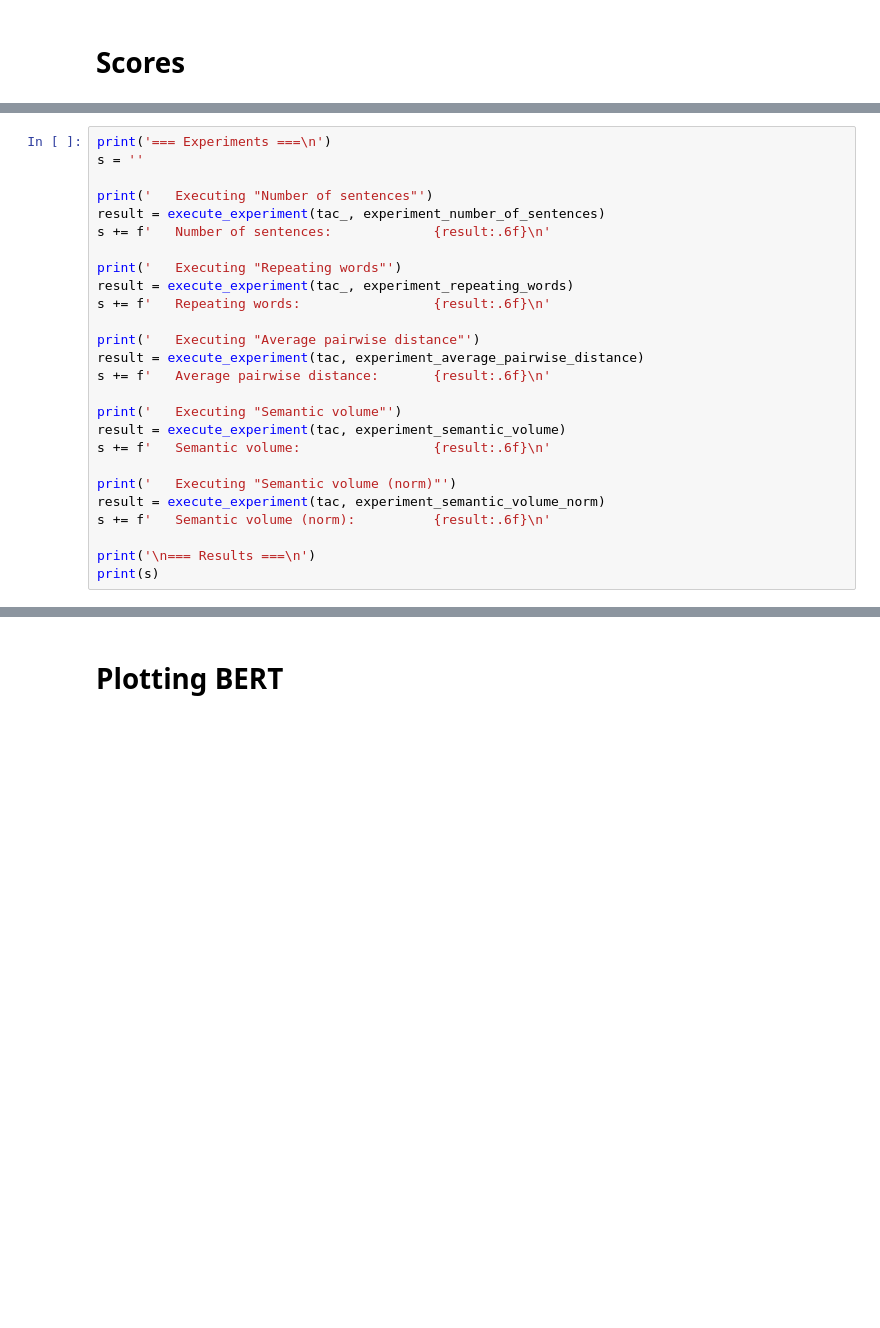
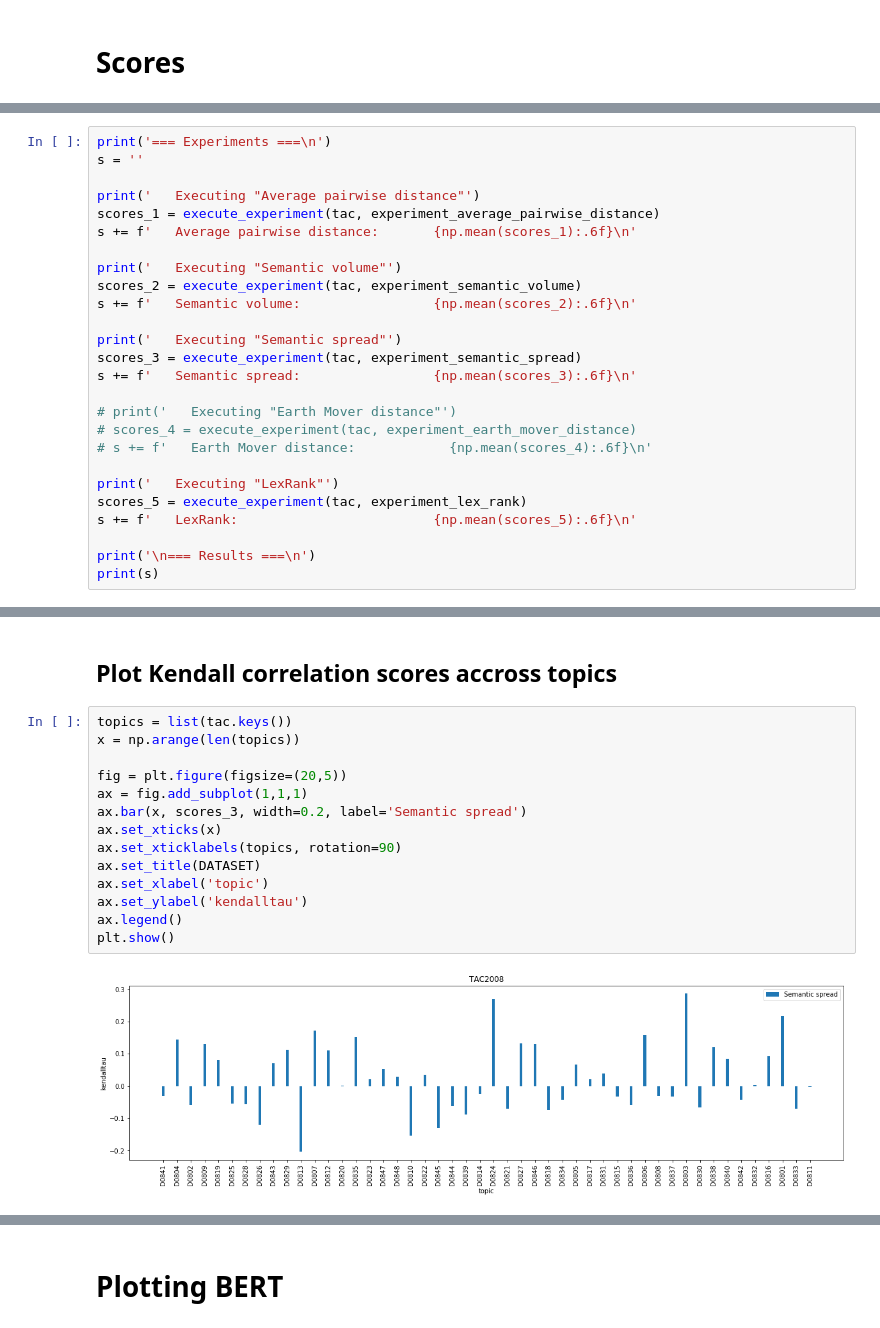
Before and after one commit to korunosk/geometry-of-text-summarization, a Jupyter notebook: main.ipynb, the cells around one changed output, grey strips where cells are left out. Drawn from its saved outputs; the diff is of its cells as text; blank space fills up the shorter version.

```diff
--- a/main.ipynb
+++ b/main.ipynb
@@ -214,25 +232,25 @@ tac = load_data(DATASET, encoded=True)
 print('=== Experiments ===\n')
 s = ''
 
-print('   Executing "Number of sentences"')
-result = execute_experiment(tac_, experiment_number_of_sentences)
-s += f'   Number of sentences:             {result:.6f}\n'
-
-print('   Executing "Repeating words"')
-result = execute_experiment(tac_, experiment_repeating_words)
-s += f'   Repeating words:                 {result:.6f}\n'
-
 print('   Executing "Average pairwise distance"')
-result = execute_experiment(tac, experiment_average_pairwise_distance)
-s += f'   Average pairwise distance:       {result:.6f}\n'
+scores_1 = execute_experiment(tac, experiment_average_pairwise_distance)
+s += f'   Average pairwise distance:       {np.mean(scores_1):.6f}\n'
 
 print('   Executing "Semantic volume"')
-result = execute_experiment(tac, experiment_semantic_volume)
-s += f'   Semantic volume:                 {result:.6f}\n'
+scores_2 = execute_experiment(tac, experiment_semantic_volume)
+s += f'   Semantic volume:                 {np.mean(scores_2):.6f}\n'
 
-print('   Executing "Semantic volume (norm)"')
-result = execute_experiment(tac, experiment_semantic_volume_norm)
-s += f'   Semantic volume (norm):          {result:.6f}\n'
+print('   Executing "Semantic spread"')
+scores_3 = execute_experiment(tac, experiment_semantic_spread)
+s += f'   Semantic spread:                 {np.mean(scores_3):.6f}\n'
+
+# print('   Executing "Earth Mover distance"')
+# scores_4 = execute_experiment(tac, experiment_earth_mover_distance)
+# s += f'   Earth Mover distance:            {np.mean(scores_4):.6f}\n'
+
+print('   Executing "LexRank"')
+scores_5 = execute_experiment(tac, experiment_lex_rank)
+s += f'   LexRank:                         {np.mean(scores_5):.6f}\n'
 
 print('\n=== Results ===\n')
 print(s)
@@ -254,0 +271,18 @@ print(s)
+# %% [markdown]
+## Plot Kendall correlation scores accross topics
+# %%
+topics = list(tac.keys())
+x = np.arange(len(topics))
+
+fig = plt.figure(figsize=(20,5))
+ax = fig.add_subplot(1,1,1)
+ax.bar(x, scores_3, width=0.2, label='Semantic spread')
+ax.set_xticks(x)
+ax.set_xticklabels(topics, rotation=90)
+ax.set_title(DATASET)
+ax.set_xlabel('topic')
+ax.set_ylabel('kendalltau')
+ax.legend()
+plt.show()
+# %% [output]
+[figure, added]
```
Also changed, not shown: parts of 30 cells of this notebook.
